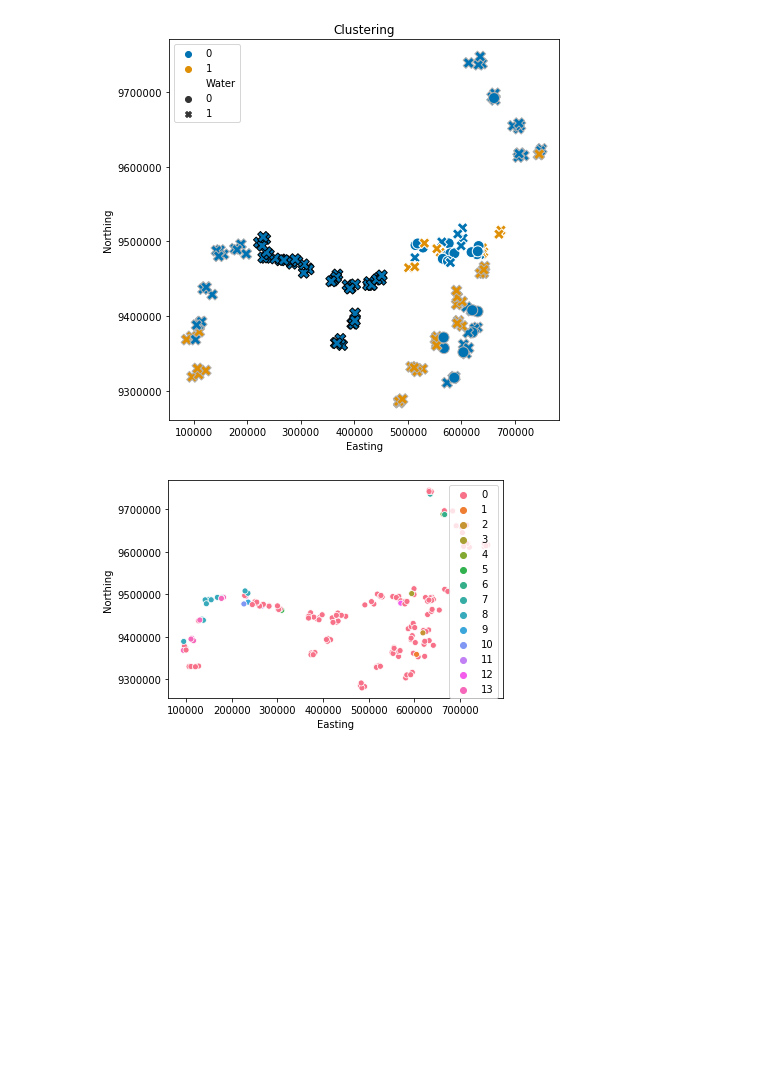
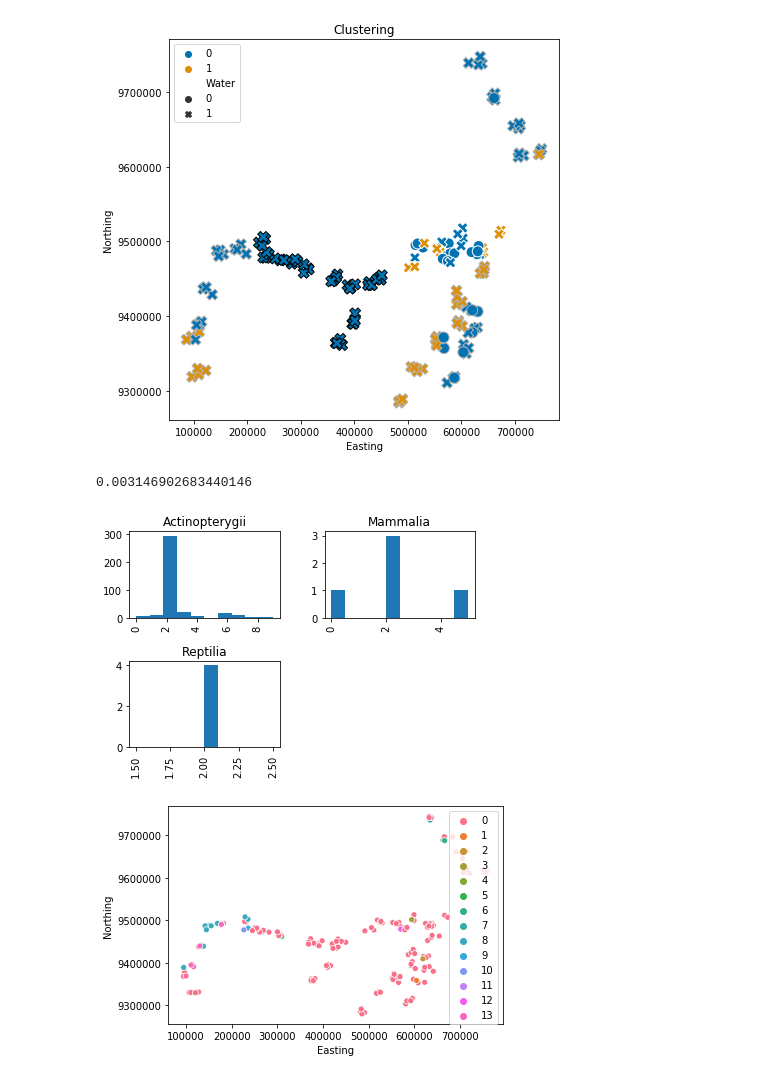
Before and after one commit to adamingas/amazon-rivers, a Jupyter notebook: UML.ipynb, the cells around one changed output. Drawn from its saved outputs; the diff is of its cells as text; code cells hidden in the pictures; blank space fills up the shorter version.

```diff
--- a/UML.ipynb
+++ b/UML.ipynb
@@ -376,6 +378,17 @@ metrics.adjusted_rand_score(wwfdf.Area_group, Agglabels)
 # %% [output]
 0.10227117174274347
 [figure]
+# %%
+otu_clust = cluster.AgglomerativeClustering(compute_full_tree=True,n_clusters=10).fit_predict(riverdfCssLog.T)
+metrics.adjusted_rand_score(taxadf.Class,otu_clust)
+# %% [output]
+0.003146902683440146
+# %%
+%matplotlib inline
+pd.DataFrame({"clusters" : otu_clust},index=taxadf.index)["clusters"].hist(by= taxadf["Class"])
+plt.show()
+# %% [output]
+[figure, added]
 # %%
 cluster_on_map(Meanlabels)
 # %% [output]
```
Also changed, not shown: parts of 1 cell of this notebook, 3 other files.
